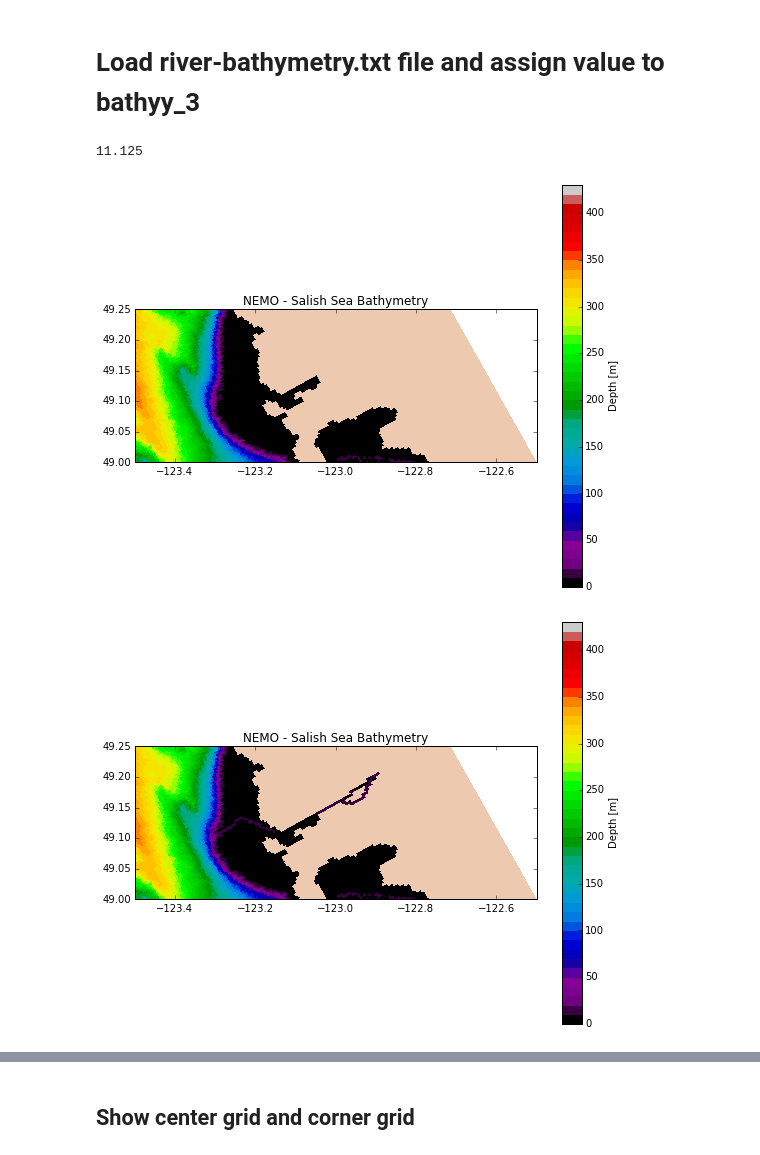
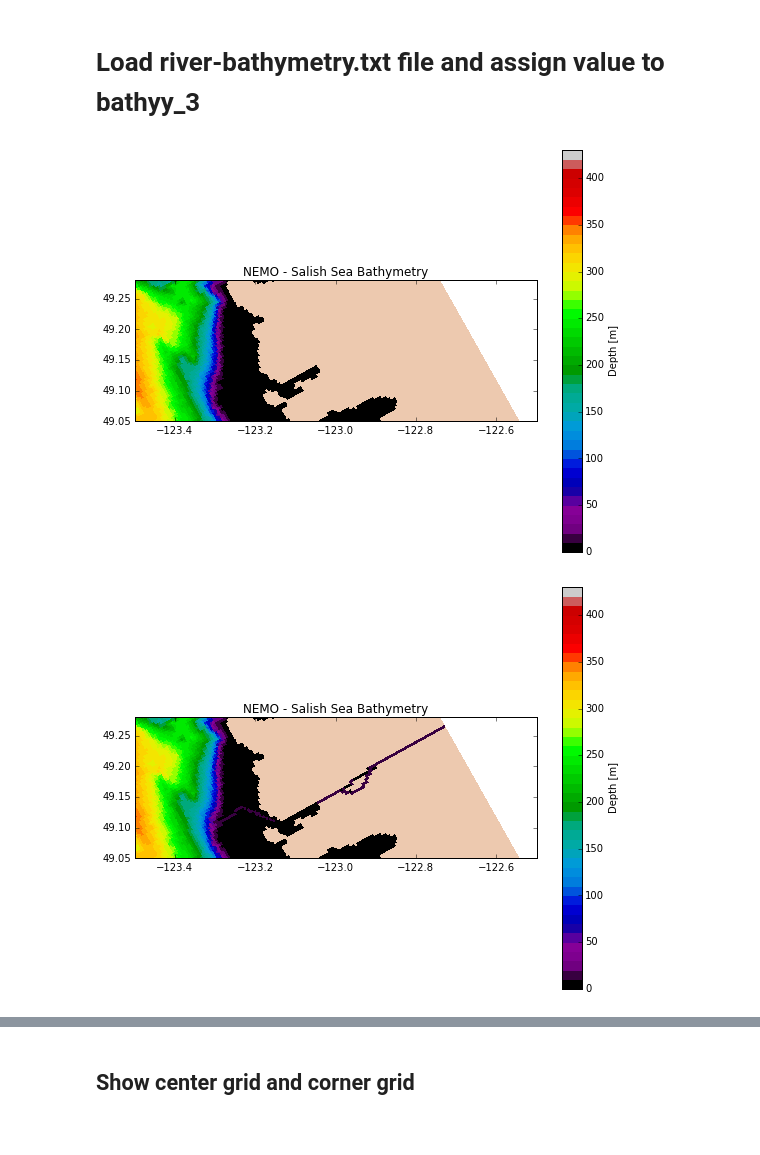
Before and after one commit to SalishSeaCast/analysis, a Jupyter notebook: jie/Understand Bathymetry inside NEMO.ipynb, the cells around one changed output, grey strips where cells are left out. Drawn from its saved outputs; the diff is of its cells as text; code cells hidden in the pictures.

```diff
--- a/jie/Understand Bathymetry inside NEMO.ipynb
+++ b/jie/Understand Bathymetry inside NEMO.ipynb
@@ -54,7 +53,3 @@ bathy_value  = bathy_index.astype(np.float)
 # %%
 for i in np.arange(len(jj)):
     bathyy_3[jj[i], ii[i]] = bathy_value[i] + 3.095 ## assign values added with 3.095 mean sea level
-# %%
-bathyy_3[427, 298]
-# %% [output]
-11.125
@@ -184,15 +56,15 @@ bathyy_3[ 418, 365] = 10 + 3.095  ##to New Westminster
 # %%
 figg = bathy_tools.plot_colourmesh(
     bathy, 'NEMO - Salish Sea Bathymetry',
-    axis_limits=(-123.5, -122.5, 49., 49.25),
+    axis_limits=(-123.5, -122.5, 49.05, 49.28),
 colour_map='spectral', bins=50)
 
 figg = bathy_tools.plot_colourmesh(
     bathy_3, 'NEMO - Salish Sea Bathymetry',
-    axis_limits=(-123.5, -122.5, 49., 49.25),
+    axis_limits=(-123.5, -122.5, 49.05, 49.28),
 colour_map='spectral', bins=50)
 # %% [output]
-[figure, old version]
+[figure, new version]
-[figure, old version]
+[figure, new version]
 # %%
 plt.subplot(1, 3, 1)
```
Also changed, not shown: parts of 12 cells of this notebook.
